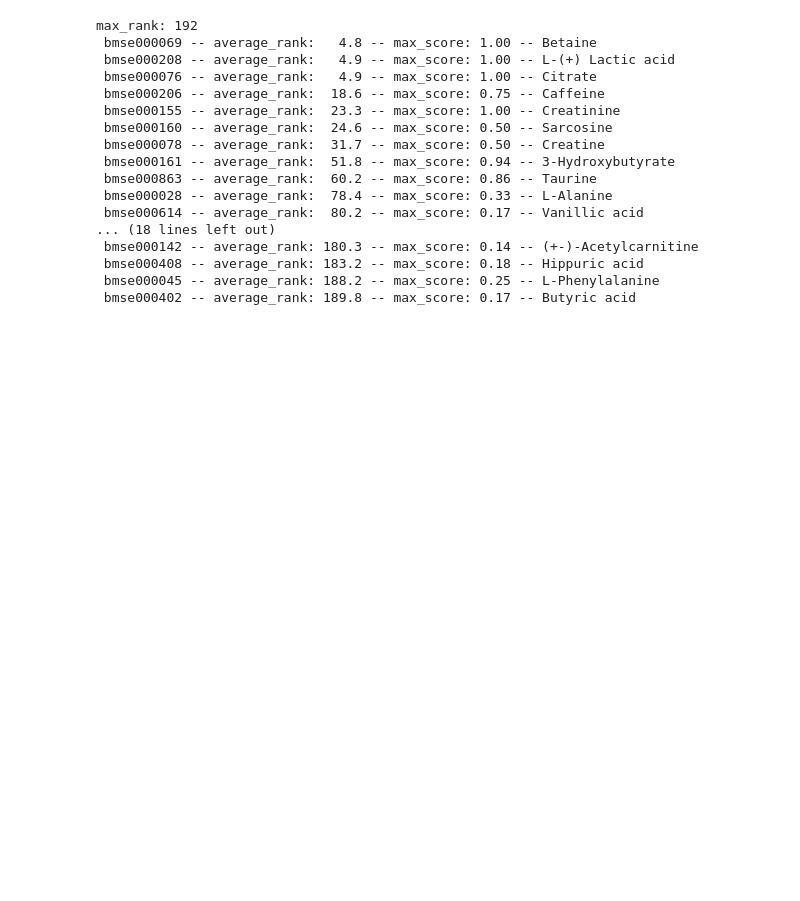
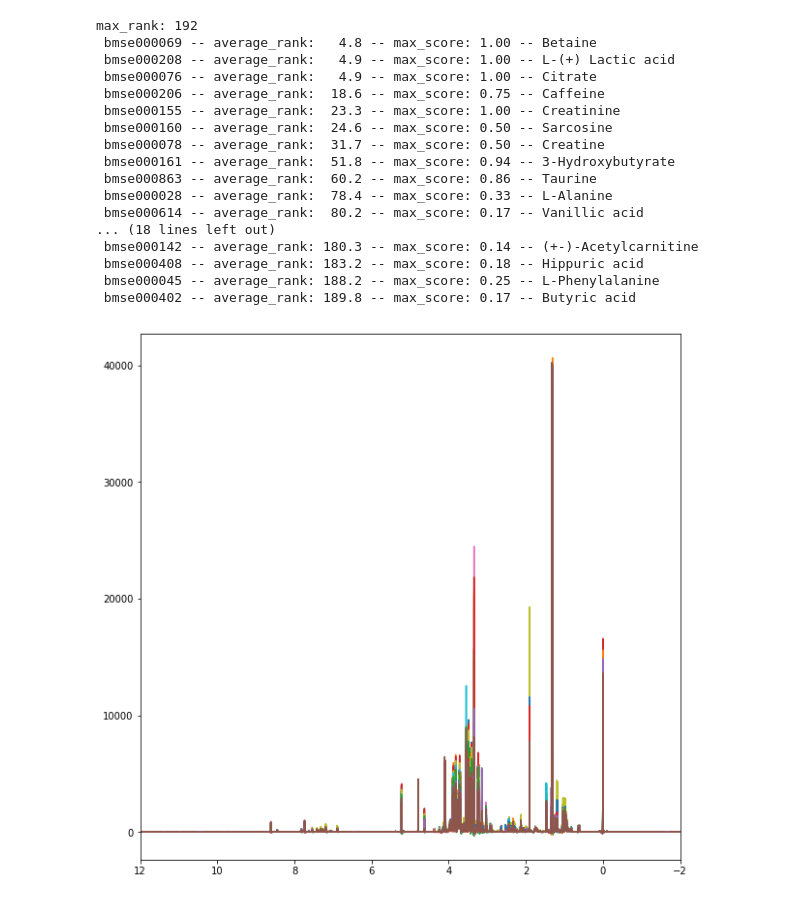
Before and after one commit to mkohram/arion, a Jupyter notebook: notebooks/grid_search.ipynb, the cells around one changed output. Cells and saved outputs as stored; diff of their text form; code cells hidden in the pictures; blank space fills up the shorter version.

```diff
--- a/notebooks/grid_search.ipynb
+++ b/notebooks/grid_search.ipynb
@@ -179,0 +180,8 @@ max_rank: 192
+# %%
+raw_day0 = pd.read_csv('../data/source_data/AVM_day0_spectra.csv', delimiter='\t').iloc[:, :-1]
+# %%
+plt.figure(figsize=(10, 10))
+plt.plot(raw_day0.iloc[:, 0][::-1], raw_day0.iloc[:, 1:][::-1]);
+plt.xlim(12, -2);
+# %% [output]
+[figure, added]
```
Also changed, not shown: parts of 4 cells of this notebook, 2 other files.
